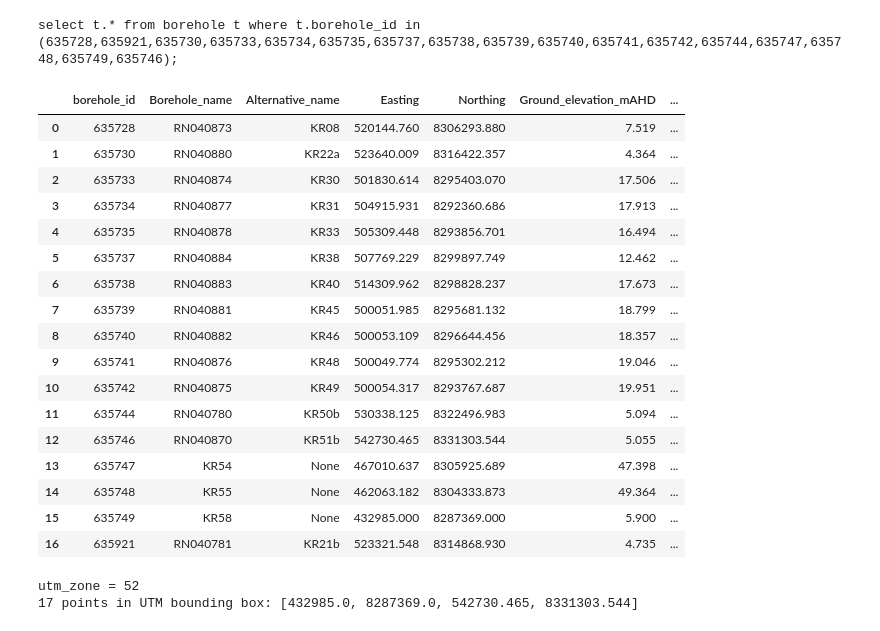
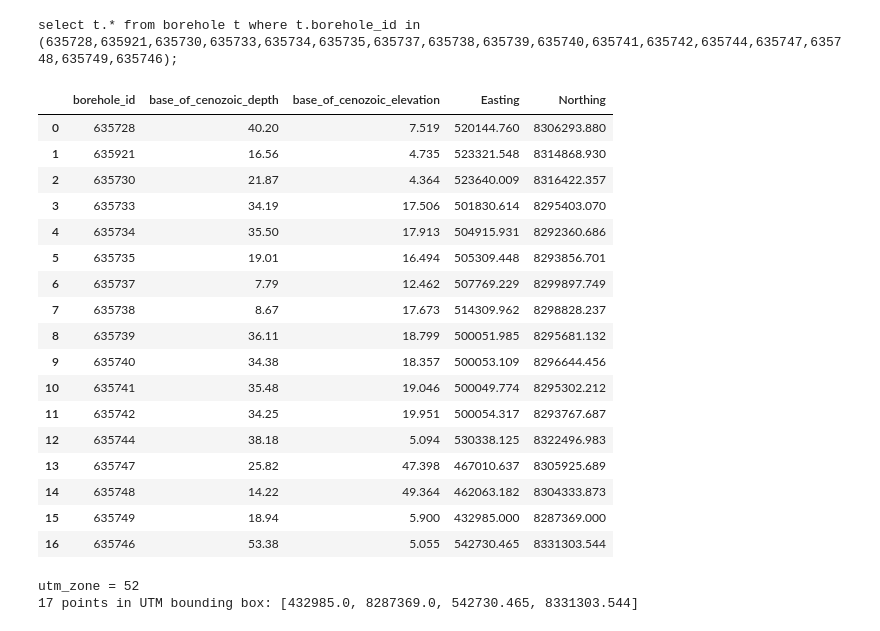
Before and after one commit to GeoscienceAustralia/hydrogeol_utils, a Jupyter notebook: notebooks/EastKimberley_borehole_key_params.ipynb, the cells around one changed output. Cells and saved outputs as stored; diff of their text form; code cells hidden in the pictures.

```diff
--- a/notebooks/EastKimberley_borehole_key_params.ipynb
+++ b/notebooks/EastKimberley_borehole_key_params.ipynb
@@ -98,35 +119,34 @@ enos = df_interp['borehole_id'].unique()
 # %%
 df_header = borehole_utils.extract_sql_with_primary_key("borehole", ['*'], connection, enos,
                                                 verbose = True)
-
 df_interp = df_interp.merge(df_header, on = 'borehole_id')
 
 # Now join the coordinates onto the new dataframe
 
-df_interp = df_interp[['borehole_id','base_of_cenozoic_depth','base_of_ceno_elevation','Easting', 'Northing']]
+df_interp = df_interp[['borehole_id','base_of_cenozoic_depth','base_of_cenozoic_elevation','Easting', 'Northing']]
 # %% [output]
 select t.* from borehole t where t.borehole_id in (635728,635921,635730,635733,635734,635735,635737,635738,635739,635740,635741,635742,635744,635747,635748,635749,635746);
-# %%
-df_header
-# %% [output]
-|  | borehole_id | Borehole_name | Alternative_name | Easting | Northing | Ground_elevation_mAHD | ... |
-| 0 | 635728 | RN040873 | KR08 | 520144.760 | 8306293.880 | 7.519 | ... |
-| 1 | 635730 | RN040880 | KR22a | 523640.009 | 8316422.357 | 4.364 | ... |
-| 2 | 635733 | RN040874 | KR30 | 501830.614 | 8295403.070 | 17.506 | ... |
-| 3 | 635734 | RN040877 | KR31 | 504915.931 | 8292360.686 | 17.913 | ... |
-| 4 | 635735 | RN040878 | KR33 | 505309.448 | 8293856.701 | 16.494 | ... |
-| 5 | 635737 | RN040884 | KR38 | 507769.229 | 8299897.749 | 12.462 | ... |
-| 6 | 635738 | RN040883 | KR40 | 514309.962 | 8298828.237 | 17.673 | ... |
-| 7 | 635739 | RN040881 | KR45 | 500051.985 | 8295681.132 | 18.799 | ... |
-| 8 | 635740 | RN040882 | KR46 | 500053.109 | 8296644.456 | 18.357 | ... |
-| 9 | 635741 | RN040876 | KR48 | 500049.774 | 8295302.212 | 19.046 | ... |
-| 10 | 635742 | RN040875 | KR49 | 500054.317 | 8293767.687 | 19.951 | ... |
-| 11 | 635744 | RN040780 | KR50b | 530338.125 | 8322496.983 | 5.094 | ... |
-| 12 | 635746 | RN040870 | KR51b | 542730.465 | 8331303.544 | 5.055 | ... |
-| 13 | 635747 | KR54 | None | 467010.637 | 8305925.689 | 47.398 | ... |
-| 14 | 635748 | KR55 | None | 462063.182 | 8304333.873 | 49.364 | ... |
-| 15 | 635749 | KR58 | None | 432985.000 | 8287369.000 | 5.900 | ... |
-| 16 | 635921 | RN040781 | KR21b | 523321.548 | 8314868.930 | 4.735 | ... |
+# %%
+df_interp
+# %% [output]
+|  | borehole_id | base_of_cenozoic_depth | base_of_cenozoic_elevation | Easting | Northing |
+| 0 | 635728 | 40.20 | 7.519 | 520144.760 | 8306293.880 |
+| 1 | 635921 | 16.56 | 4.735 | 523321.548 | 8314868.930 |
+| 2 | 635730 | 21.87 | 4.364 | 523640.009 | 8316422.357 |
+| 3 | 635733 | 34.19 | 17.506 | 501830.614 | 8295403.070 |
+| 4 | 635734 | 35.50 | 17.913 | 504915.931 | 8292360.686 |
+| 5 | 635735 | 19.01 | 16.494 | 505309.448 | 8293856.701 |
+| 6 | 635737 | 7.79 | 12.462 | 507769.229 | 8299897.749 |
+| 7 | 635738 | 8.67 | 17.673 | 514309.962 | 8298828.237 |
+| 8 | 635739 | 36.11 | 18.799 | 500051.985 | 8295681.132 |
+| 9 | 635740 | 34.38 | 18.357 | 500053.109 | 8296644.456 |
+| 10 | 635741 | 35.48 | 19.046 | 500049.774 | 8295302.212 |
+| 11 | 635742 | 34.25 | 19.951 | 500054.317 | 8293767.687 |
+| 12 | 635744 | 38.18 | 5.094 | 530338.125 | 8322496.983 |
+| 13 | 635747 | 25.82 | 47.398 | 467010.637 | 8305925.689 |
+| 14 | 635748 | 14.22 | 49.364 | 462063.182 | 8304333.873 |
+| 15 | 635749 | 18.94 | 5.900 | 432985.000 | 8287369.000 |
+| 16 | 635746 | 53.38 | 5.055 | 542730.465 | 8331303.544 |
 # %%
 # Plot the bores on a basemap to get an idea of what datasets are available
 
```
Also changed, not shown: parts of 6 cells of this notebook, 2 other files.
